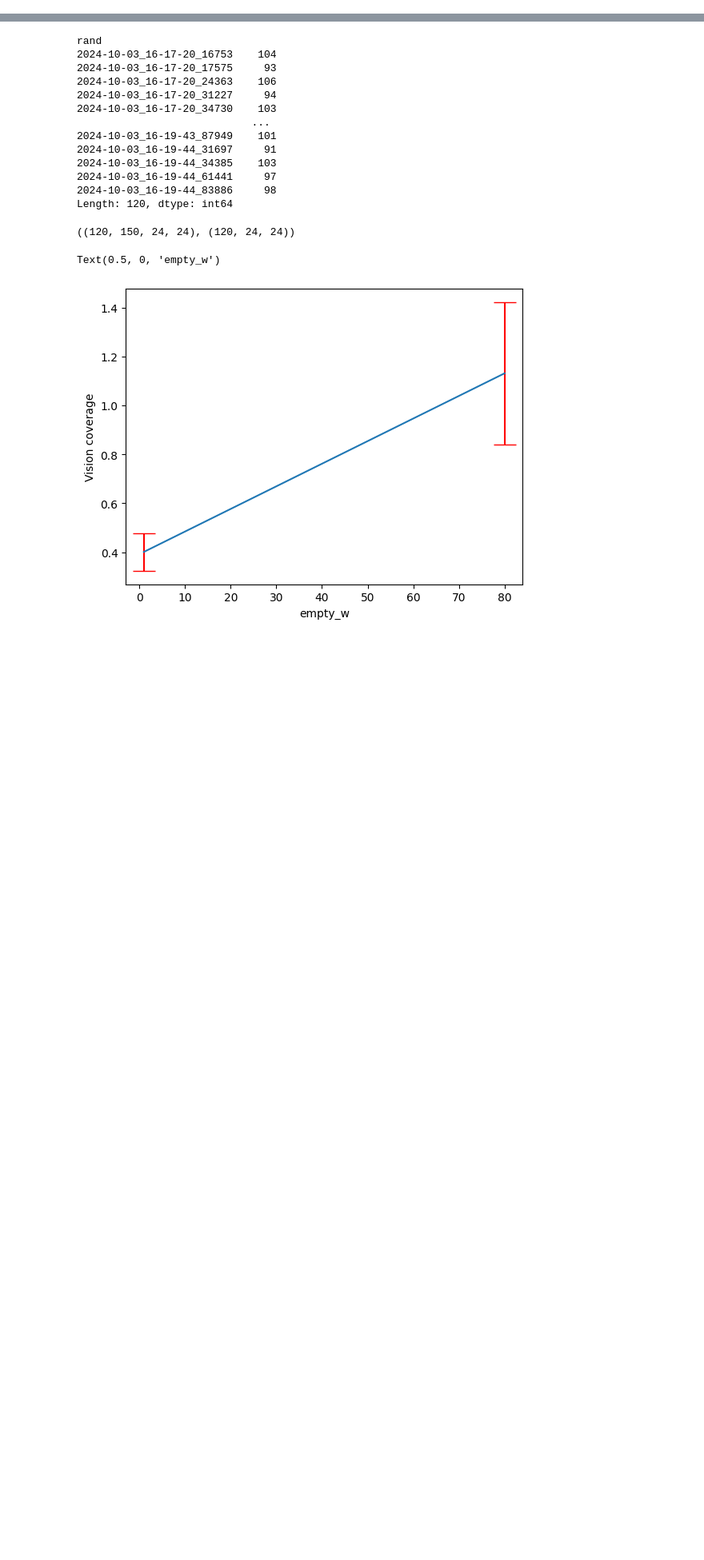
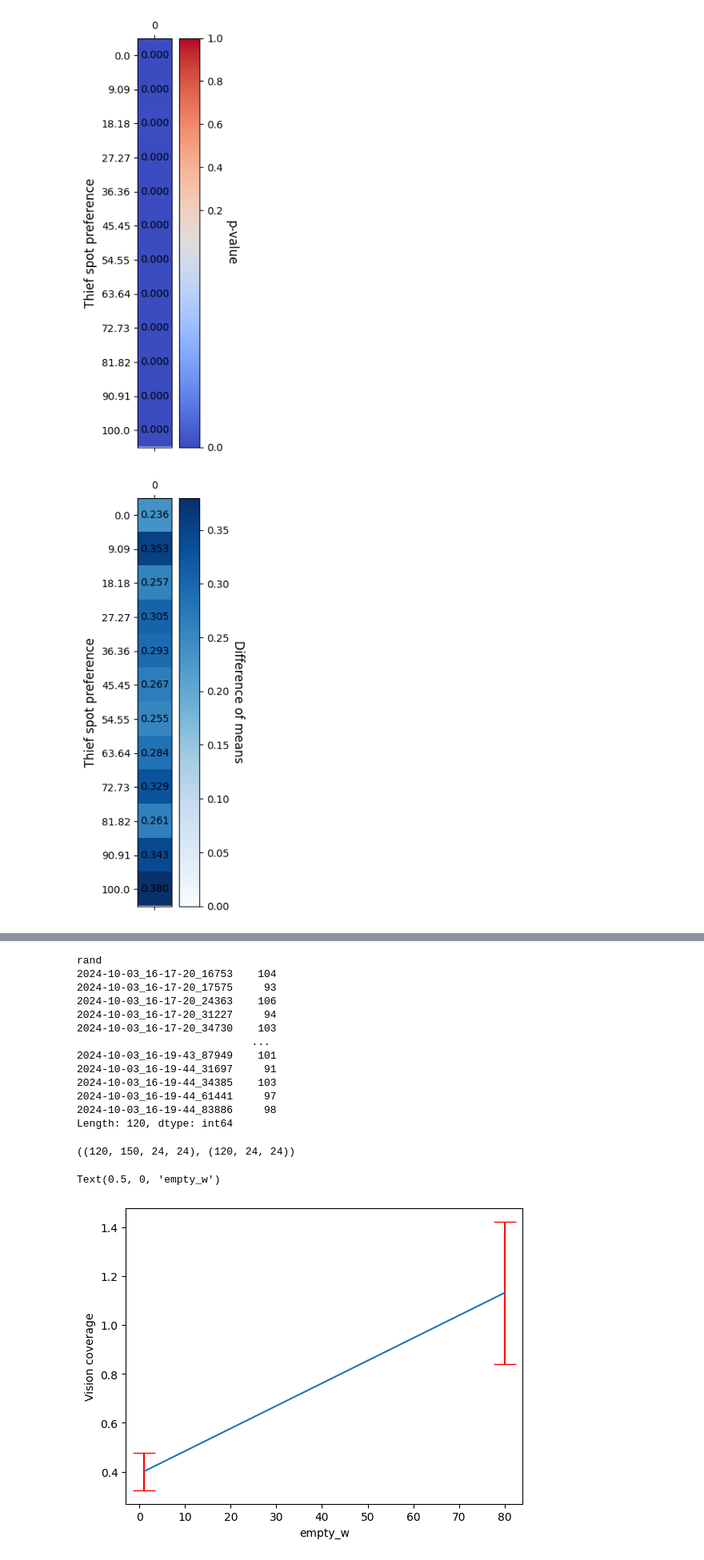
Before and after one commit to viktorvesely/TaC, a Jupyter notebook: simulation/analysis.ipynb, the cells around one changed output, grey strips where cells are left out. Shown: that part at 80% size. Drawn from its saved outputs; the diff is of its cells as text; code cells hidden in the pictures; blank space fills up the shorter version.

```diff
--- a/simulation/analysis.ipynb
+++ b/simulation/analysis.ipynb
@@ -7,13 +7,11 @@ import seaborn as sns
 import importlib
 import analysis
 
-importlib.reload(analysis)
-
 dataframes = ["TheftEvent.parquet", "VisionEvent.parquet", "MapEvent.parquet", "ChosenTargetEvent.parquet", "TheftAborted.parquet"]
-attach_config_vars = ["generation_empty_w", "n_thieves"]
+attach_config_vars = ["generation_empty_w", "n_thieves", "end_t"]
 
 # dfs = load_experiments_by_name("look_for_target_cooldown")
-dfs = analysis.load_experiments_by_name("look_for_target_cooldown", dataframes, attach_config_vars)
+dfs = analysis.load_experiments_by_name("rebase", dataframes, attach_config_vars)
 df = dfs["TheftEvent.parquet"]
 vision = dfs["VisionEvent.parquet"]
 walls_df = dfs["MapEvent.parquet"]
@@ -23,0 +24,29 @@ n_thieves = df["n_thieves"].unique()[0]
+# %%
+import pickle
+from pathlib import Path
+
+importlib.reload(analysis)
+
+with open(Path("./data/tests/fixed_preferences_12values.pkl").resolve(), "rb") as f:
+    grid = pickle.load(f)
+
+
+def count_t(df: pd.DataFrame) -> int:
+
+    if df.empty:
+        return 0
+
+    g = analysis.succ_normalized_thefts(df)
+    low_sparsity, high_sparsity = analysis.get_condition_samples(g)
+    return low_sparsity.mean() - high_sparsity.mean()
+
+p_grid = {tuple([k / 80 * 100]): analysis.t_test_h1(v) for k, v in grid.items()}
+c_grid = {tuple([k / 80 * 100]): count_t(v) for k, v in grid.items()}
+
+fig_preference_pvalue = analysis.plot_2d_grid(p_grid, vmax=1, xlabel="", ylabel="Thief spot preference", cbar_text="p-value")
+fig_preference_diff = analysis.plot_2d_grid(c_grid, vmin=0.0, xlabel="", ylabel="Thief spot preference", mode="normal", cmap="Blues", cbar_text="Difference of means")
+fig_preference_pvalue.savefig("./data/thiefpreferences-pvalue.pdf")
+fig_preference_diff.savefig("./data/thiefpreferences-meandiff.pdf")
+# %% [output]
+[figure, added]
+[figure, added]
```
Also changed, not shown: parts of 13 cells of this notebook, 29 other files.
